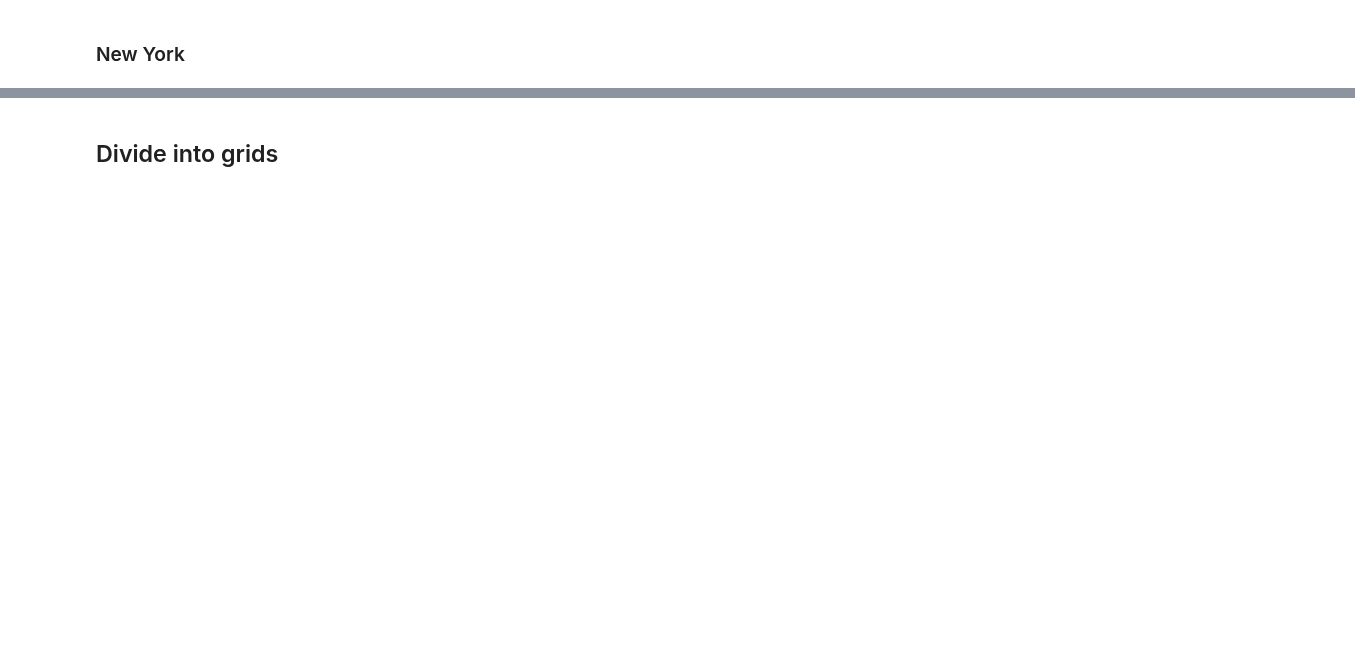
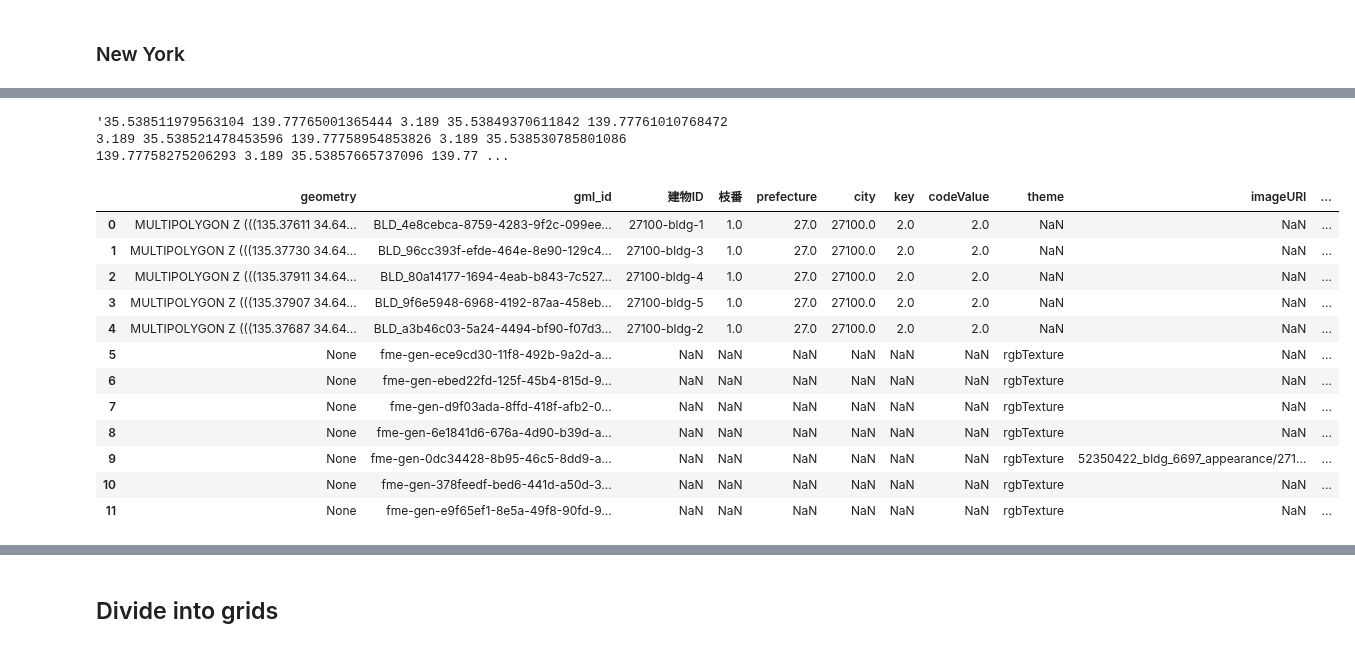
Before and after one commit to LQCHAN022/UMP-estimation, a Jupyter notebook: data_pipeline.ipynb, the cells around one changed output, grey strips where cells are left out. Saved outputs shown, nothing was run; the diff lists cells and outputs as text; code cells hidden in the pictures; blank space fills up the shorter version.

Commit message:
Initial troubleshooting of problematic gml files

```diff
--- a/data_pipeline.ipynb
+++ b/data_pipeline.ipynb
@@ -195,0 +241,18 @@ Total: 170
+# %%
+with open("logs/tokyo.txt") as f:
+    files = f.read()
+
+files = files.split("\n")
+problem_gdfs = []
+
+for f in files:
+    # Extracts features
+    with fiona.open(f, 'r') as src:
+        features = list(src)
+
+    problem_gdfs.append(gpd.GeoDataFrame.from_features(features))
+
+problem_gdfs = gpd.GeoDataFrame(pd.concat(problem_gdfs)).reset_index(drop= True)
+problem_gdfs = problem_gdfs[["geometry", "measuredHeight"]]
+
+problem_gdfs
@@ -195,0 +273,41 @@ Total: 170
+# %%
+import xml.dom.minidom
+
+doc = xml.dom.minidom.parse(f)
+coords = doc.getElementsByTagName("bldg:lod1Solid")[0].getElementsByTagName("gml:Polygon")[0].getElementsByTagName("gml:posList")[0].childNodes[0].nodeValue
+coords = coords.split(" ")
+
+coords
+# %% [output]
+'35.538511979563104 139.77765001365444 3.189 35.53849370611842 139.77761010768472 3.189 35.538521478453596 139.77758954853826 3.189 35.538530785801086 139.77758275206293 3.189 35.53857665737096 139.77 ...
+# %%
+with open("logs/osaka.txt") as f:
+    files = f.read()
+
+files = files.split("\n")
+problem_gdfs = []
+
+for f in files:
+    # Extracts features
+    with fiona.open(f, 'r') as src:
+        features = list(src)
+
+    problem_gdfs.append(gpd.GeoDataFrame.from_features(features))
+
+problem_gdfs = gpd.GeoDataFrame(pd.concat(problem_gdfs)).reset_index(drop= True)
+# problem_gdfs = problem_gdfs[["geometry", "measuredHeight"]]
+problem_gdfs
+# %% [output]
+|  | geometry | gml_id | 建物ID | 枝番 | prefecture | city | key | codeValue | theme | imageURI | ... |
+| 0 | MULTIPOLYGON Z (((135.37611 34.64... | BLD_4e8cebca-8759-4283-9f2c-099ee... | 27100-bldg-1 | 1.0 | 27.0 | 27100.0 | 2.0 | 2.0 | NaN | NaN | ... |
+| 1 | MULTIPOLYGON Z (((135.37730 34.64... | BLD_96cc393f-efde-464e-8e90-129c4... | 27100-bldg-3 | 1.0 | 27.0 | 27100.0 | 2.0 | 2.0 | NaN | NaN | ... |
+| 2 | MULTIPOLYGON Z (((135.37911 34.64... | BLD_80a14177-1694-4eab-b843-7c527... | 27100-bldg-4 | 1.0 | 27.0 | 27100.0 | 2.0 | 2.0 | NaN | NaN | ... |
+| 3 | MULTIPOLYGON Z (((135.37907 34.64... | BLD_9f6e5948-6968-4192-87aa-458eb... | 27100-bldg-5 | 1.0 | 27.0 | 27100.0 | 2.0 | 2.0 | NaN | NaN | ... |
+| 4 | MULTIPOLYGON Z (((135.37687 34.64... | BLD_a3b46c03-5a24-4494-bf90-f07d3... | 27100-bldg-2 | 1.0 | 27.0 | 27100.0 | 2.0 | 2.0 | NaN | NaN | ... |
+| 5 | None | fme-gen-ece9cd30-11f8-492b-9a2d-a... | NaN | NaN | NaN | NaN | NaN | NaN | rgbTexture | NaN | ... |
+| 6 | None | fme-gen-ebed22fd-125f-45b4-815d-9... | NaN | NaN | NaN | NaN | NaN | NaN | rgbTexture | NaN | ... |
+| 7 | None | fme-gen-d9f03ada-8ffd-418f-afb2-0... | NaN | NaN | NaN | NaN | NaN | NaN | rgbTexture | NaN | ... |
+| 8 | None | fme-gen-6e1841d6-676a-4d90-b39d-a... | NaN | NaN | NaN | NaN | NaN | NaN | rgbTexture | NaN | ... |
+| 9 | None | fme-gen-0dc34428-8b95-46c5-8dd9-a... | NaN | NaN | NaN | NaN | NaN | NaN | rgbTexture | 52350422_bldg_6697_appearance/271... | ... |
+| 10 | None | fme-gen-378feedf-bed6-441d-a50d-3... | NaN | NaN | NaN | NaN | NaN | NaN | rgbTexture | NaN | ... |
+| 11 | None | fme-gen-e9f65ef1-8e5a-49f8-90fd-9... | NaN | NaN | NaN | NaN | NaN | NaN | rgbTexture | NaN | ... |
```
Also changed, not shown: parts of 13 cells of this notebook.
